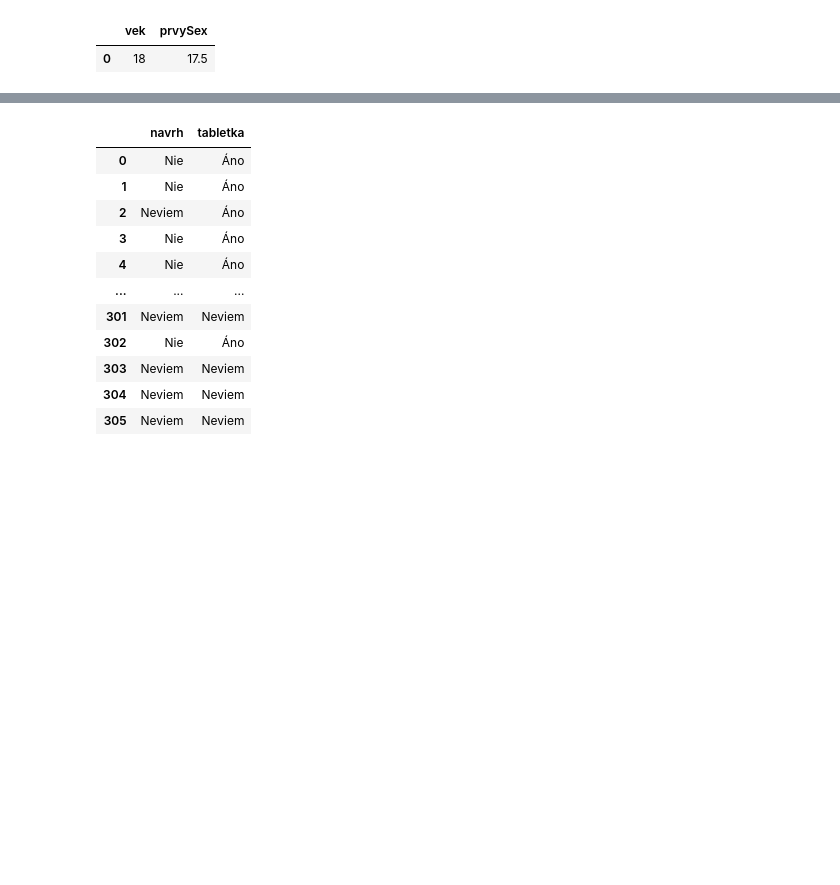
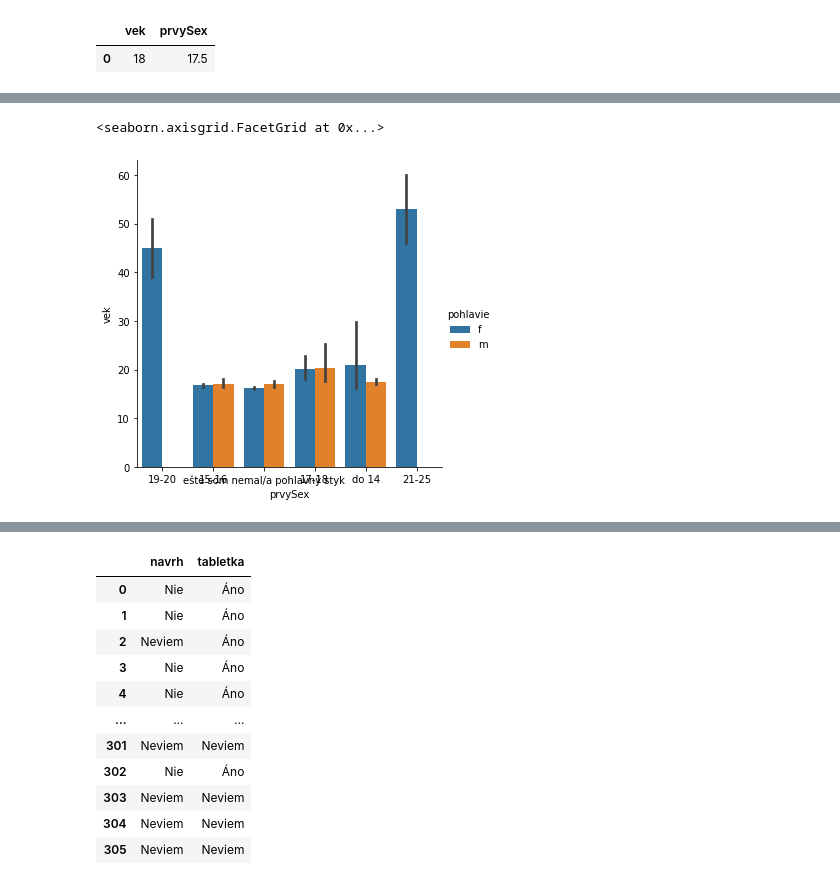
Before and after one commit to KlaraHirm/SOC, a Jupyter notebook: SOC.ipynb, the cells around one changed output, grey strips where cells are left out. Saved outputs shown, nothing was run; the diff lists cells and outputs as text; code cells hidden in the pictures; blank space fills up the shorter version.

```diff
--- a/SOC.ipynb
+++ b/SOC.ipynb
@@ -279,0 +286,5 @@ korelacia['vek'].mean()
+# %%
+sns.catplot(x="prvySex", y="vek", hue="pohlavie", kind="bar", data=categorical)
+# %% [output]
+<seaborn.axisgrid.FacetGrid at 0x...>
+[figure, added]
```
Also changed, not shown: parts of 31 cells of this notebook.
